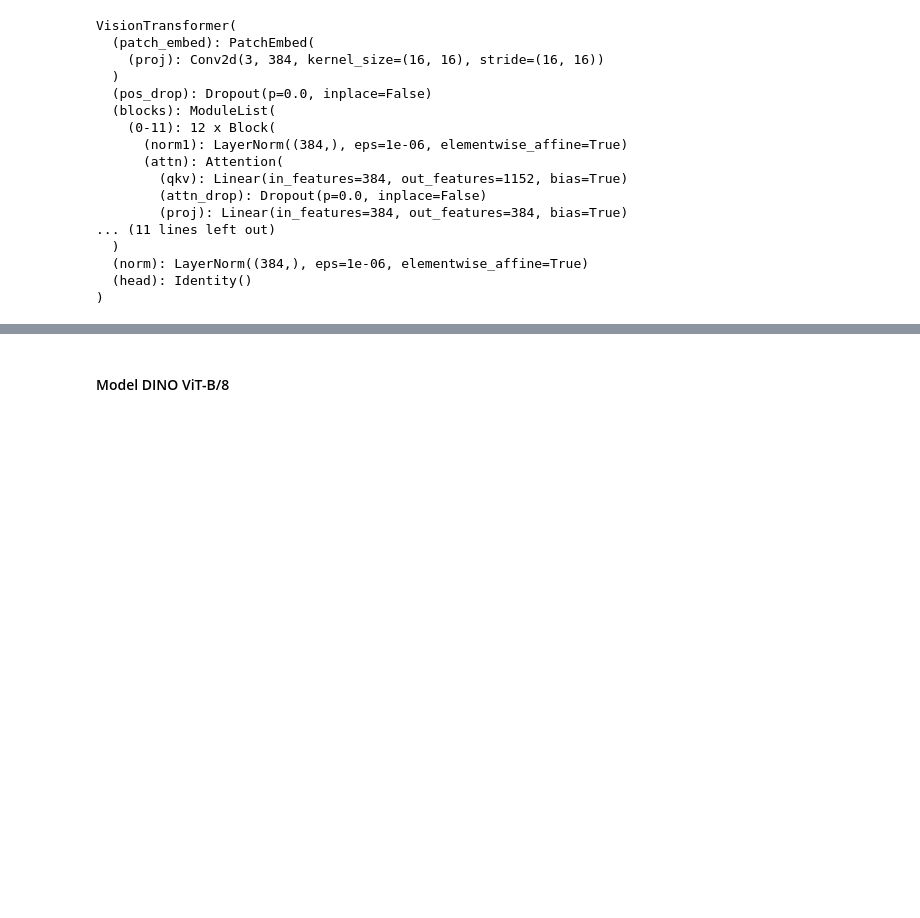
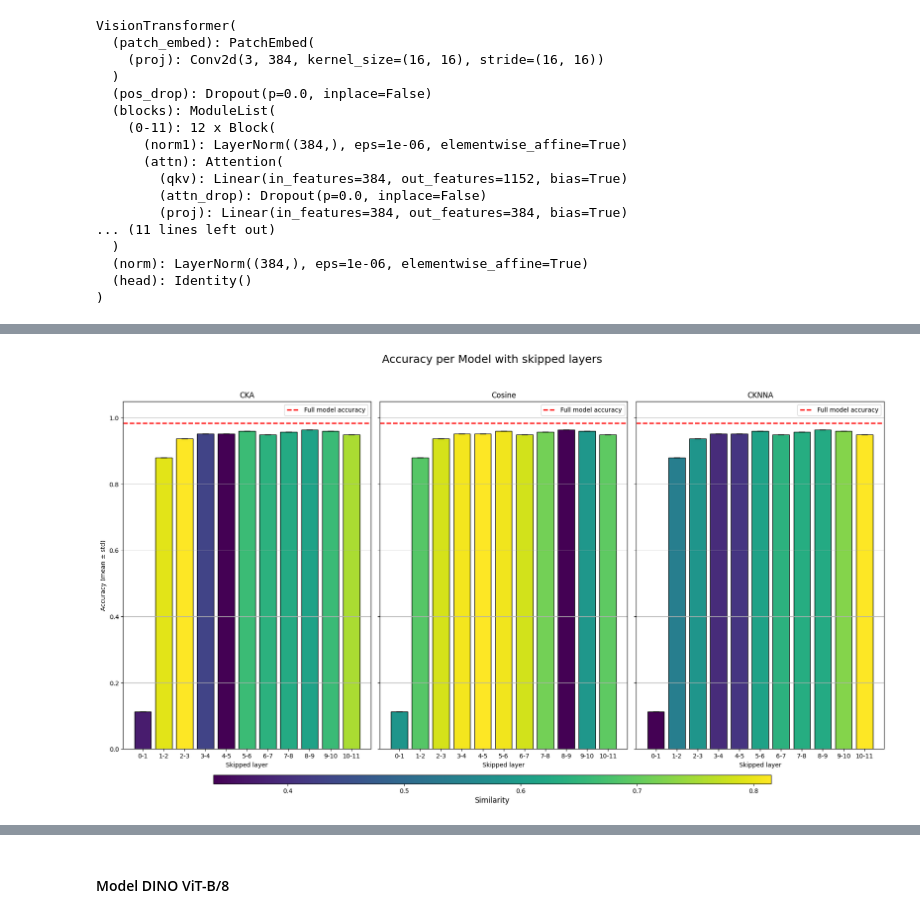
Before and after one commit to kwiatkowskaa/VisualLogitLens, a Jupyter notebook: notebooks/05_analysis_of_layer_skipping_dino_with_linear_probing.ipynb, the cells around one changed output, grey strips where cells are left out. Saved outputs shown, nothing was run; the diff lists cells and outputs as text; code cells hidden in the pictures; blank space fills up the shorter version.

```diff
--- a/notebooks/05_analysis_of_layer_skipping_dino_with_linear_probing.ipynb
+++ b/notebooks/05_analysis_of_layer_skipping_dino_with_linear_probing.ipynb
@@ -426,3 +999,4 @@ VisionTransformer(
 # %%
-evaluate_full_model(model, val_loader, linear_classifier)
+results_double = evaluate_skipped_layer_pairs(model, val_loader, linear_classifier)
+results_double
 # %% [output]
@@ -539,0 +1055,10 @@ No artists with labels found to put in legend.  Note that artists whose label st
+# %%
+plot_double_skip_layer_accuracy_three_matrices_summary(
+    results_double,
+    cka_matrix,
+    cos_matrix,
+    cknna_matrix,
+    results_full
+)
+# %% [output]
+[figure, added]
```
Also changed, not shown: parts of 38 cells of this notebook.
